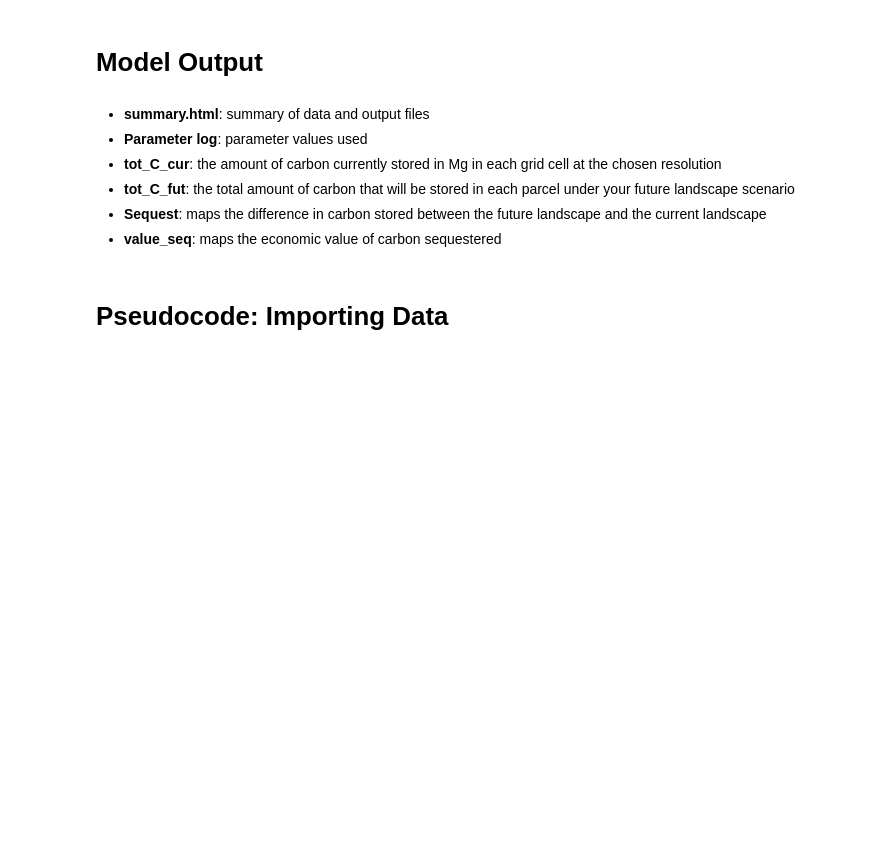
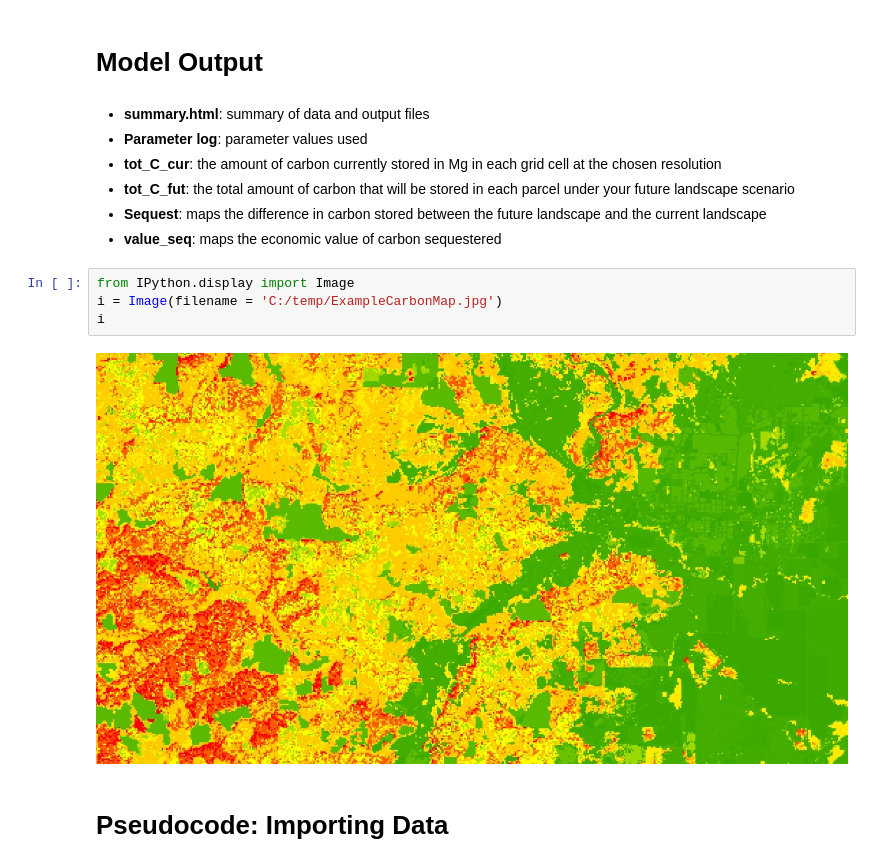
Before and after one commit to esthompson/iPython_Notebooks, a Jupyter notebook: Carbon Storage and Sequestration Invest Model.ipynb, the cells around one changed output. Saved outputs shown, nothing was run; the diff lists cells and outputs as text; blank space fills up the shorter version.

```diff
--- a/Carbon Storage and Sequestration Invest Model.ipynb
+++ b/Carbon Storage and Sequestration Invest Model.ipynb
@@ -66,6 +66,12 @@
 * **tot_C_fut**: the total amount of carbon that will be stored in each parcel under your future landscape scenario
 * **Sequest**: maps the difference in carbon stored between the future landscape and the current landscape
 * **value_seq**: maps the economic value of carbon sequestered
+# %%
+from IPython.display import Image
+i = Image(filename = 'C:/temp/ExampleCarbonMap.jpg')
+i
+# %% [output]
+[figure, added]
 # %% [markdown]
 # Pseudocode: Importing Data
 # %% [markdown]
```
